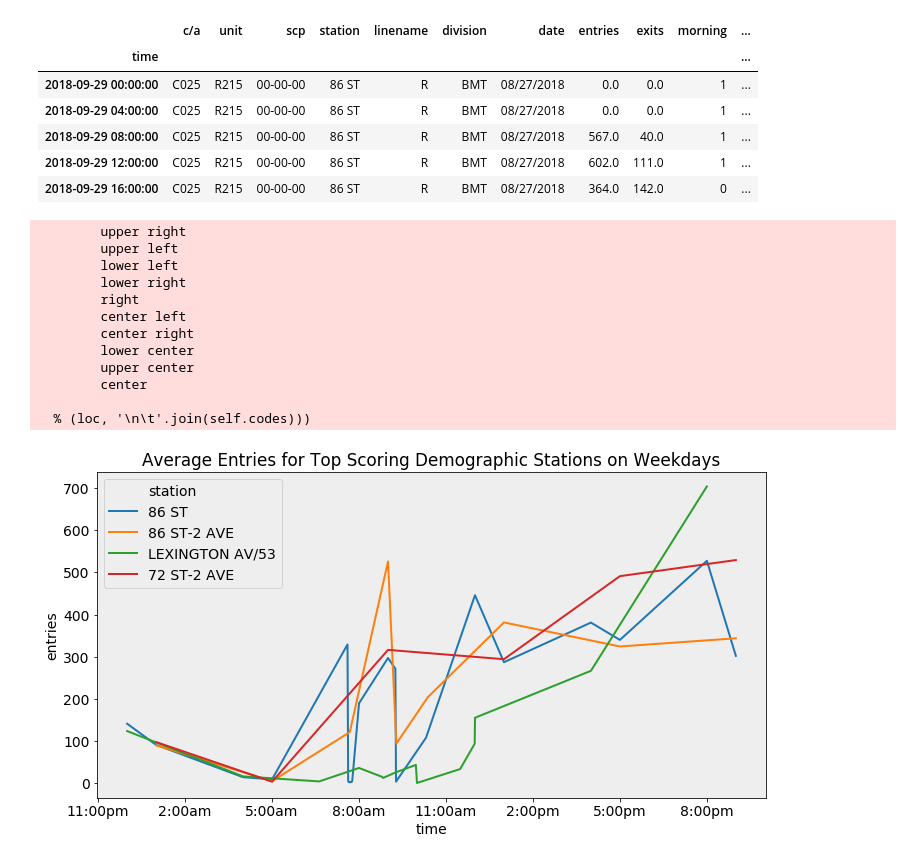
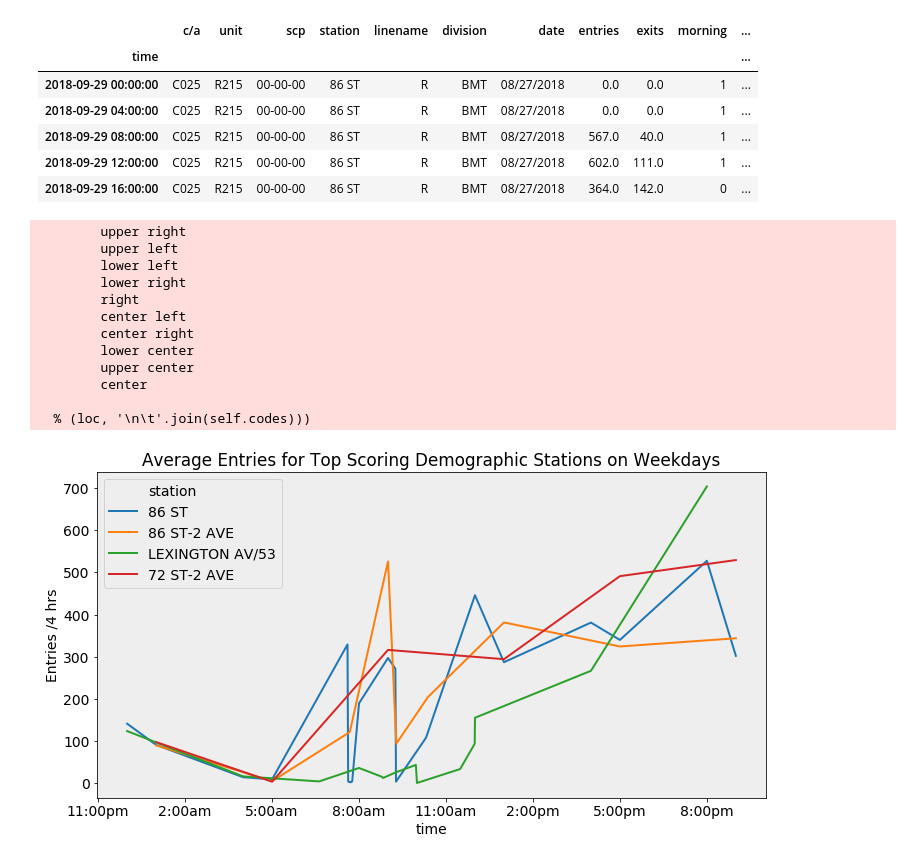
Before and after one commit to DimitriTheoharatos/ProjectBenson, a Jupyter notebook: MTA_EDA_ProjectBenson_Group 4 __one last read through to fix a couple minor phrases.ipynb, the cells around one changed output. Drawn from its saved outputs; the diff is of its cells as text; code cells hidden in the pictures.

```diff
--- a/MTA_EDA_ProjectBenson_Group 4 __one last read through to fix a couple minor phrases.ipynb
+++ b/MTA_EDA_ProjectBenson_Group 4 __one last read through to fix a couple minor phrases.ipynb
@@ -917,31 +919,33 @@ weekday_top4_demo.head()
 # %%
 rcParams['figure.figsize'] = (12, 6)
 rcParams['font.size'] = 14
 
 plot = sns.lineplot(x = weekday_top4_demo.index,\
                     y = weekday_top4_demo.entries,\
                    hue = weekday_top4_demo.station, \
                     ci = None)
 
 #plot.axvline(pd.to_datetime('2018-09-28 21:00:00'), 0, 1, color='r',linestyle = '--', linewidth = 2)
 #plot.axvline(pd.to_datetime('2018-09-28 00:00:00'), 0, 1, color='r',linestyle = '--', linewidth = 2)
 plt.legend(loc = 'upper_left')
 plt.title('Average Entries for Top Scoring Demographic Stations on Weekdays')
 plot.set_xticklabels(['11:00pm','2:00am', '5:00am','8:00am', '11:00am', \
                       '2:00pm', '5:00pm', '8:00pm', '11:00pm', '6:00pm', \
                       '8:00pm', '10:00pm'])
+plt.ylabel('Entries /4 hrs')
+
 plt.show()
 # %% [output]
         upper right
         upper left
         lower left
         lower right
         right
         center left
         center right
         lower center
         upper center
         center
 
   % (loc, '\n\t'.join(self.codes)))
-[figure, old version]
+[figure, new version]
```
Also changed, not shown: parts of 3 cells of this notebook.
